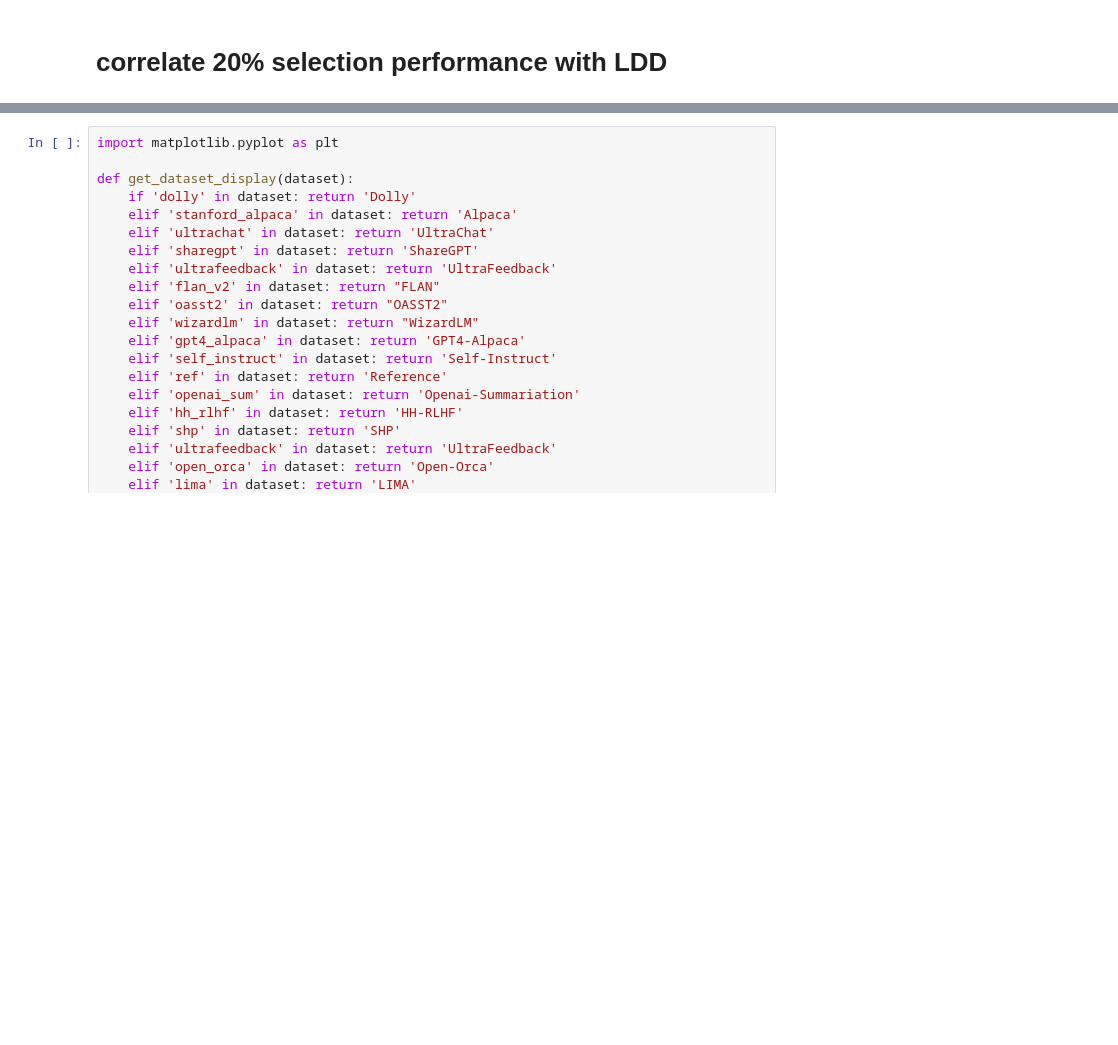
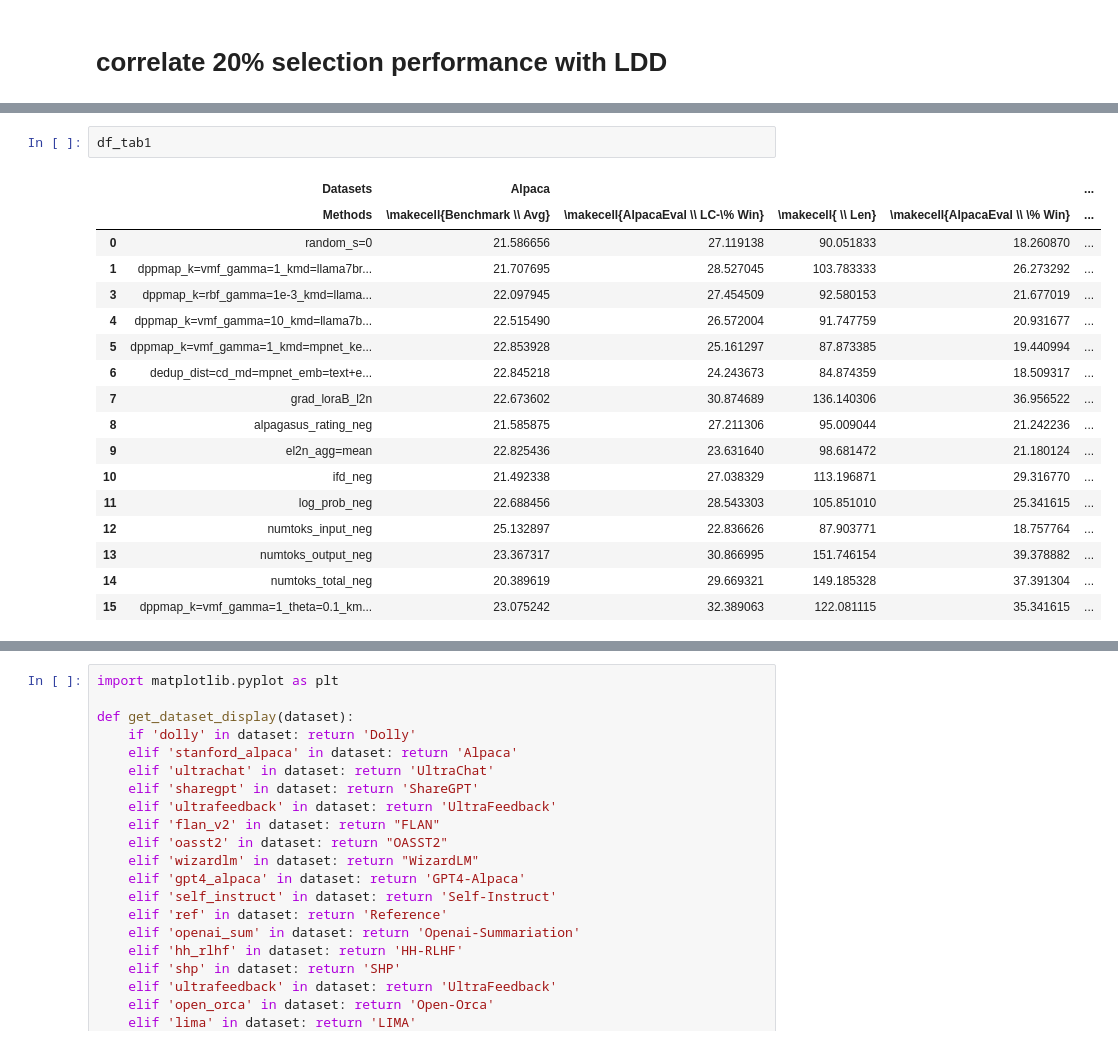
Before and after one commit to tt6746690/open-instruct, a Jupyter notebook: scripts/note_pruning.ipynb, the cells around one changed output, grey strips where cells are left out. Cells and saved outputs as stored; diff of their text form; blank space fills up the shorter version.

```diff
--- a/scripts/note_pruning.ipynb
+++ b/scripts/note_pruning.ipynb
@@ -1071,0 +1137,20 @@ ValueError: setting an array element with a sequence. The requested array has an
+# %%
+df_tab1
+# %% [output]
+|  | Datasets | Alpaca |  |  |  | ... |
+|  | Methods | \makecell{Benchmark \\ Avg} | \makecell{AlpacaEval \\ LC-\% Win} | \makecell{ \\ Len} | \makecell{AlpacaEval \\ \% Win} | ... |
+| 0 | random_s=0 | 21.586656 | 27.119138 | 90.051833 | 18.260870 | ... |
+| 1 | dppmap_k=vmf_gamma=1_kmd=llama7br... | 21.707695 | 28.527045 | 103.783333 | 26.273292 | ... |
+| 3 | dppmap_k=rbf_gamma=1e-3_kmd=llama... | 22.097945 | 27.454509 | 92.580153 | 21.677019 | ... |
+| 4 | dppmap_k=vmf_gamma=10_kmd=llama7b... | 22.515490 | 26.572004 | 91.747759 | 20.931677 | ... |
+| 5 | dppmap_k=vmf_gamma=1_kmd=mpnet_ke... | 22.853928 | 25.161297 | 87.873385 | 19.440994 | ... |
+| 6 | dedup_dist=cd_md=mpnet_emb=text+e... | 22.845218 | 24.243673 | 84.874359 | 18.509317 | ... |
+| 7 | grad_loraB_l2n | 22.673602 | 30.874689 | 136.140306 | 36.956522 | ... |
+| 8 | alpagasus_rating_neg | 21.585875 | 27.211306 | 95.009044 | 21.242236 | ... |
+| 9 | el2n_agg=mean | 22.825436 | 23.631640 | 98.681472 | 21.180124 | ... |
+| 10 | ifd_neg | 21.492338 | 27.038329 | 113.196871 | 29.316770 | ... |
+| 11 | log_prob_neg | 22.688456 | 28.543303 | 105.851010 | 25.341615 | ... |
+| 12 | numtoks_input_neg | 25.132897 | 22.836626 | 87.903771 | 18.757764 | ... |
+| 13 | numtoks_output_neg | 23.367317 | 30.866995 | 151.746154 | 39.378882 | ... |
+| 14 | numtoks_total_neg | 20.389619 | 29.669321 | 149.185328 | 37.391304 | ... |
+| 15 | dppmap_k=vmf_gamma=1_theta=0.1_km... | 23.075242 | 32.389063 | 122.081115 | 35.341615 | ... |
```
Also changed, not shown: parts of 11 cells of this notebook, 1 other file.
